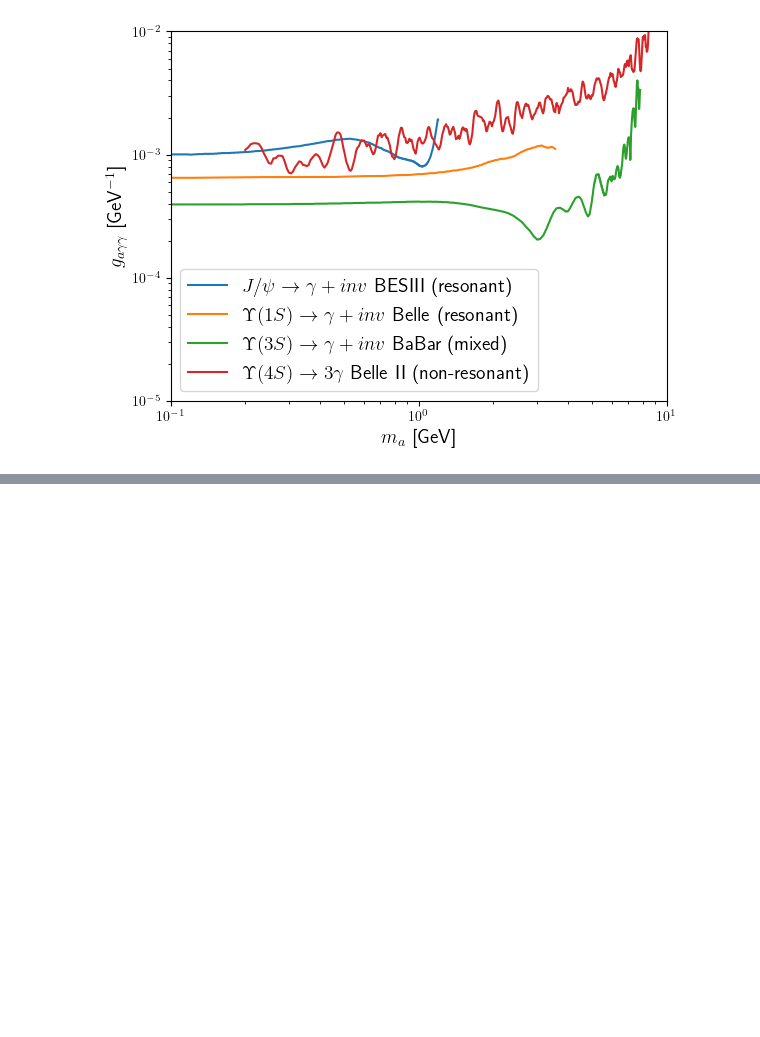
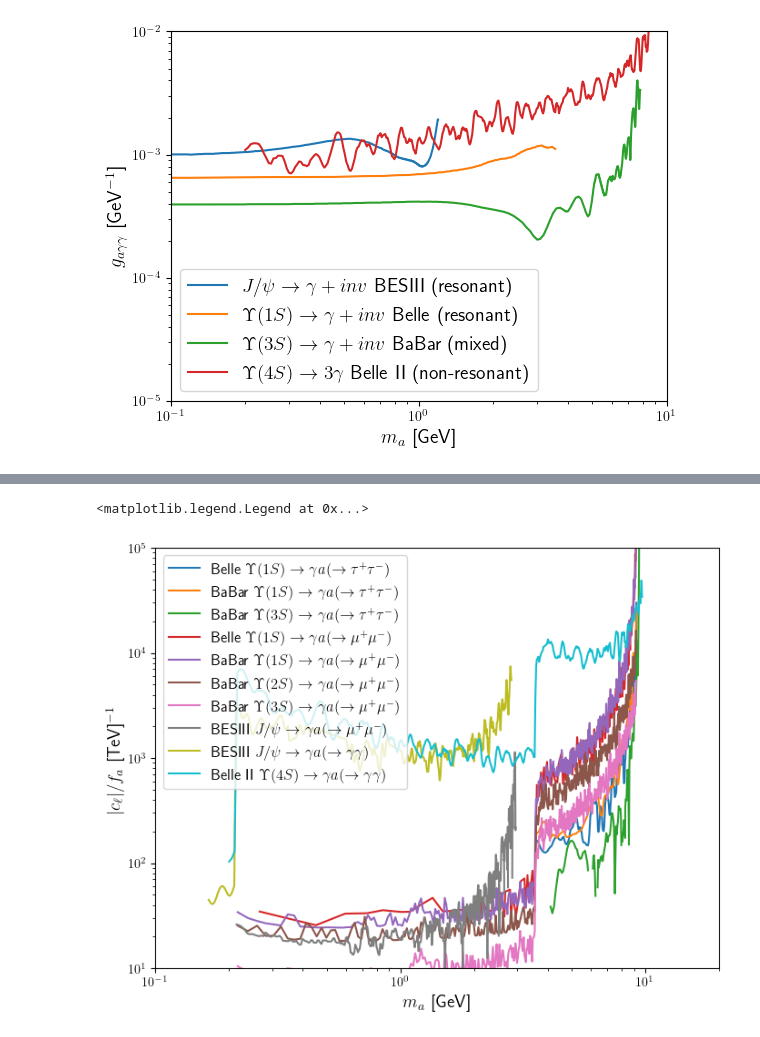
Before and after one commit to Jorge-Alda/tauALPs, a Jupyter notebook: PseudoScalar/quarkonia/quarkonia.ipynb, the cells around one changed output, grey strips where cells are left out. Cells and saved outputs as stored; diff of their text form; code cells hidden in the pictures; blank space fills up the shorter version.

```diff
--- a/PseudoScalar/quarkonia/quarkonia.ipynb
+++ b/PseudoScalar/quarkonia/quarkonia.ipynb
@@ -245,6 +245,6 @@ def BR_Upsilon3S_gammaAlp(ma):
 # %%
-def BR_Jpsi_gammaAlp(ma):
-    return 4*alpha_em/(216*widthJpsi)*mJpsi*fJpsi**2/fa**2*abs(Cgammagamma(ma, [mtau]))**2*(1-ma**2/mJpsi**2)**3
+def BR_Jpsi_gammaAlp_tp(ma, cgg0=0):
+    return 4*alpha_em/(216*widthJpsi)*mJpsi*fJpsi**2/fa**2*abs(Cgammagamma(ma, [mtau], cgg0))**2*(1-ma**2/mJpsi**2)**3
 # %%
 BaBar_inv = pd.read_csv('BaBar_inv.csv') #1007.4646
 BaBar_inv = BaBar_inv.loc[BaBar_inv['ma_GeV'] < 2*mtau]
@@ -369,0 +350,41 @@ plt.plot(BESIII_inv['ma_GeV'], [BR_Jpsi_cagg(BESIII_inv['ma_GeV'][i], 1.0) for m
+# %%
+limits_Belle_tau_gg5p = [(Belle_tautau[' y'][i]/(BR_Upsilon_gammaAlp(Belle_tautau['x'][i], 5)*BR_tautau(Belle_tautau['x'][i], 5)))**0.5 for i in range(len(Belle_tautau['x']))]
+limits_BaBar_tau_gg5p = [(BaBar_tautau[' y'][i]/(BR_Upsilon_gammaAlp(BaBar_tautau['x'][i], 5)*BR_tautau(BaBar_tautau['x'][i], 5)))**0.5 for i in range(len(BaBar_tautau['x']))]
+limits_Belle_mu_gg5p = [(Belle_mumu[' y'][i]/(BR_Upsilon_gammaAlp(Belle_mumu['x'][i], 5)*BR_mumu(Belle_mumu['x'][i], 5)))**0.5 for i in range(len(Belle_mumu['x']))]
+limits_BaBar_3S_gg5p = [(BaBar_Upsilon3S[' y'][i]/(BR_tautau(BaBar_Upsilon3S['x'][i], 5)*BR_Upsilon_gammaAlp(BaBar_Upsilon3S['x'][i], 5)*(1+1/corr_3S)))**0.5 for i in BaBar_Upsilon3S.index]
+limits_BESIII_Jpsi_gg5p = [(BESIII_Jpsi['BR'][i]/(BR_Jpsi_gammaAlp(BESIII_Jpsi['ma_GeV'][i], 5)*BR_mumu(BESIII_Jpsi['ma_GeV'][i], 5)*(1+1/corr_Jpsi)))**0.5 for i in range(len(BESIII_Jpsi['ma_GeV']))]
+limits_BaBar1S_mu_gg5p = [(BaBar_Upsilon1S_mumu['BR'][i]/(BR_Upsilon_gammaAlp(BaBar_Upsilon1S_mumu['ma_GeV'][i], 5)*BR_mumu(BaBar_Upsilon1S_mumu['ma_GeV'][i], 5)))**0.5 for i in range(len(BaBar_Upsilon1S_mumu['ma_GeV']))]
+limits_BaBar2S_mu_gg5p = [(BaBar_Upsilon2S_mumu['BR'][i]/(BR_Upsilon2S_gammaAlp(BaBar_Upsilon2S_mumu['ma_GeV'][i], 5)*BR_mumu(BaBar_Upsilon2S_mumu['ma_GeV'][i], 5)*(1+1/corr_2S)))**0.5 for i in range(len(BaBar_Upsilon2S_mumu['ma_GeV']))]
+limits_BaBar3S_mu_gg5p = [(BaBar_Upsilon3S_mumu['BR'][i]/(BR_Upsilon3S_gammaAlp(BaBar_Upsilon3S_mumu['ma_GeV'][i], 5)*BR_mumu(BaBar_Upsilon3S_mumu['ma_GeV'][i], 5)*(1+1/corr_3S)))**0.5 for i in range(len(BaBar_Upsilon3S_mumu['ma_GeV']))]
+ma_3S_gg5p = []
+c_3S_gg5p = []
+for i in range(len(limits_BaBar_3S_gg5p)):
+    if np.imag(limits_BaBar_3S_gg5p[i]) != 0:
+        limits_BaBar_3S_gg5p[i] = float('nan')
+
+for i in range(len(limits_BESIII_Jpsi_gg5p)):
+    if np.real(limits_BESIII_Jpsi_gg5p[i]) == 0:
+        limits_BESIII_Jpsi_gg5p[i] = float('nan')
+
+limits_BESIII_photons_gg5p = [abs(BESIII_photons['UL_gagg'][i] * fa / Cgammagamma(BESIII_photons['m_a'][i], [me, mmu, mtau], 5)/BR_gg(BESIII_photons['m_a'][i], 5)**0.5) for i in BESIII_photons.index]
+limits_BelleII_photons_gg5p = [abs(BelleII_photons['UL_gagg'][i] * fa / Cgammagamma(BelleII_photons['ALPmass'][i], [me, mmu, mtau], 5)/BR_gg(BelleII_photons['ALPmass'][i], 5)**0.5) for i in BelleII_photons.index]
+# %%
+plt.figure(figsize=(8, 6))
+plt.loglog(Belle_tautau['x'], limits_Belle_tau_gg5p, label=r'Belle $\Upsilon(1S)\to \gamma a(\to \tau^+\tau^-)$')
+plt.loglog(BaBar_tautau['x'], limits_BaBar_tau_gg5p, label=r'BaBar $\Upsilon(1S)\to \gamma a(\to \tau^+\tau^-)$')
+plt.loglog(BaBar_Upsilon3S['x'], limits_BaBar_3S_gg5p, label=r'BaBar $\Upsilon(3S)\to \gamma a(\to \tau^+\tau^-)$')
+plt.loglog(Belle_mumu['x'], limits_Belle_mu_gg5p, label=r'Belle $\Upsilon(1S)\to \gamma a(\to \mu^+\mu^-)$')
+plt.loglog(BaBar_Upsilon1S_mumu['ma_GeV'], limits_BaBar1S_mu_gg5p, label=r'BaBar $\Upsilon(1S)\to \gamma a(\to \mu^+\mu^-)$')
+plt.loglog(BaBar_Upsilon2S_mumu['ma_GeV'], limits_BaBar2S_mu_gg5p, label=r'BaBar $\Upsilon(2S)\to \gamma a(\to \mu^+\mu^-)$')
+plt.loglog(BaBar_Upsilon3S_mumu['ma_GeV'], limits_BaBar3S_mu_gg5p, label=r'BaBar $\Upsilon(3S)\to \gamma a(\to \mu^+\mu^-)$')
+plt.loglog(BESIII_Jpsi['ma_GeV'], limits_BESIII_Jpsi_gg5p, label=r'BESIII $J/\psi\to \gamma a(\to \mu^+\mu^-)$')
+plt.loglog(BESIII_photons['m_a'], limits_BESIII_photons_gg5p, label=r'BESIII $J/\psi \to \gamma a(\to\gamma\gamma)$')
+plt.loglog(BelleII_photons['ALPmass'], limits_BelleII_photons_gg5p, label=r'Belle II $\Upsilon(4S) \to \gamma a(\to\gamma\gamma)$')
+plt.xlim(1e-1, 20)
+plt.ylim(1e1, 1e5)
+plt.xlabel(r'$m_a$ [GeV]', fontsize=14)
+plt.ylabel(r'$|c_{\ell}|/f_a$ [TeV]$^{-1}$', fontsize=14)
+plt.legend(fontsize=12)
+# %% [output]
+<matplotlib.legend.Legend at 0x...>
+[figure, added]
```
Also changed, not shown: parts of 33 cells of this notebook, 15 other files.
